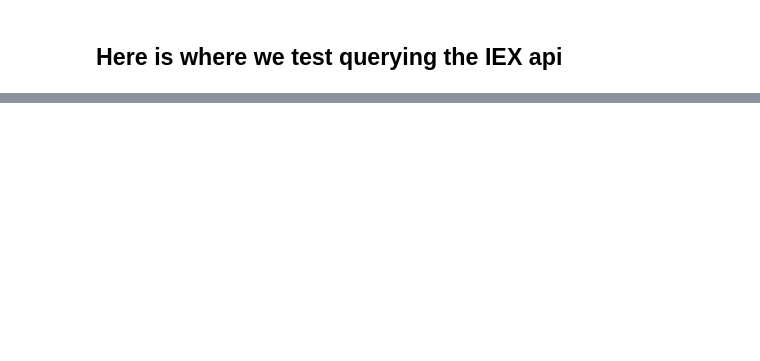
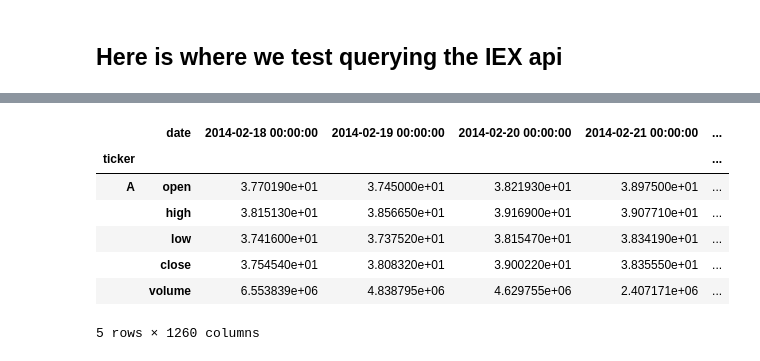
Before and after one commit to cikeokwu/auga, a Jupyter notebook: dev/src/data/sources/iexApiTests.ipynb, the cells around one changed output, grey strips where cells are left out. Saved outputs shown, nothing was run; the diff lists cells and outputs as text; code cells hidden in the pictures; blank space fills up the shorter version.

Commit message:
full 5 year scrape is good!

```diff
--- a/dev/src/data/sources/iexApiTests.ipynb
+++ b/dev/src/data/sources/iexApiTests.ipynb
@@ -51,0 +46,19 @@ Name: symbol, Length: 8733, dtype: object>
+# %%
+#returns 5 year historical stock data for every stock.
+def get5yHistorical(stockSymbols, totalTickers):
+    bigDF = Stock(stockSymbols[0],output_format="pandas").get_chart(range='5y').transpose()
+    bigDF['ticker']=stockSymbols[0]
+    bigDF.index= [bigDF['ticker'],bigDF.index]
+    for i in range(1,totalTickers):
+        try:
+            print(" iteration:",i," ","ticker: ",stockSymbols[i], 'percentage:',i/totalTickers*100,end='\r')
+            trial=pd.DataFrame(Stock(stockSymbols[i],output_format="pandas").get_chart(range='5y').transpose())
+            trial['ticker']=stockSymbols[i]
+            trial.index= [trial['ticker'],trial.index]
+            bigDF = bigDF.append(trial)
+        except KeyError:
+            print('this key had an error:', stockSymbols[i], 'at position:',i)
+            pass
+
+    return bigDF
+result=get5yHistorical(stockSymbols,totalTickers)
@@ -51,0 +102,11 @@ Name: symbol, Length: 8733, dtype: object>
+# %%
+result
+# %% [output]
+|  | date | 2014-02-18 00:00:00 | 2014-02-19 00:00:00 | 2014-02-20 00:00:00 | 2014-02-21 00:00:00 | ... |
+| ticker |  |  |  |  |  | ... |
+| A | open | 3.770190e+01 | 3.745000e+01 | 3.821930e+01 | 3.897500e+01 | ... |
+|  | high | 3.815130e+01 | 3.856650e+01 | 3.916900e+01 | 3.907710e+01 | ... |
+|  | low | 3.741600e+01 | 3.737520e+01 | 3.815470e+01 | 3.834190e+01 | ... |
+|  | close | 3.754540e+01 | 3.808320e+01 | 3.900220e+01 | 3.835550e+01 | ... |
+|  | volume | 6.553839e+06 | 4.838795e+06 | 4.629755e+06 | 2.407171e+06 | ... |
+5 rows × 1260 columns
```
Also changed, not shown: parts of 5 cells of this notebook.
